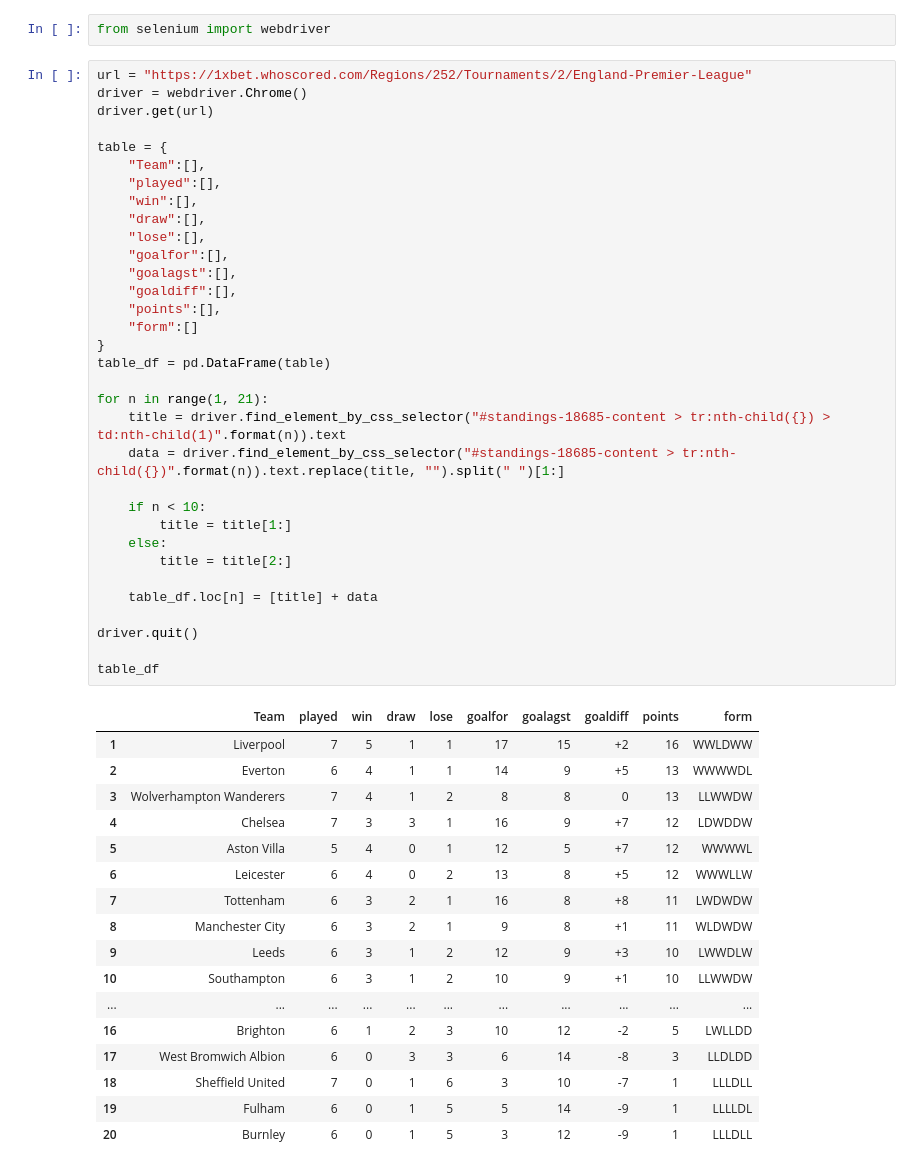
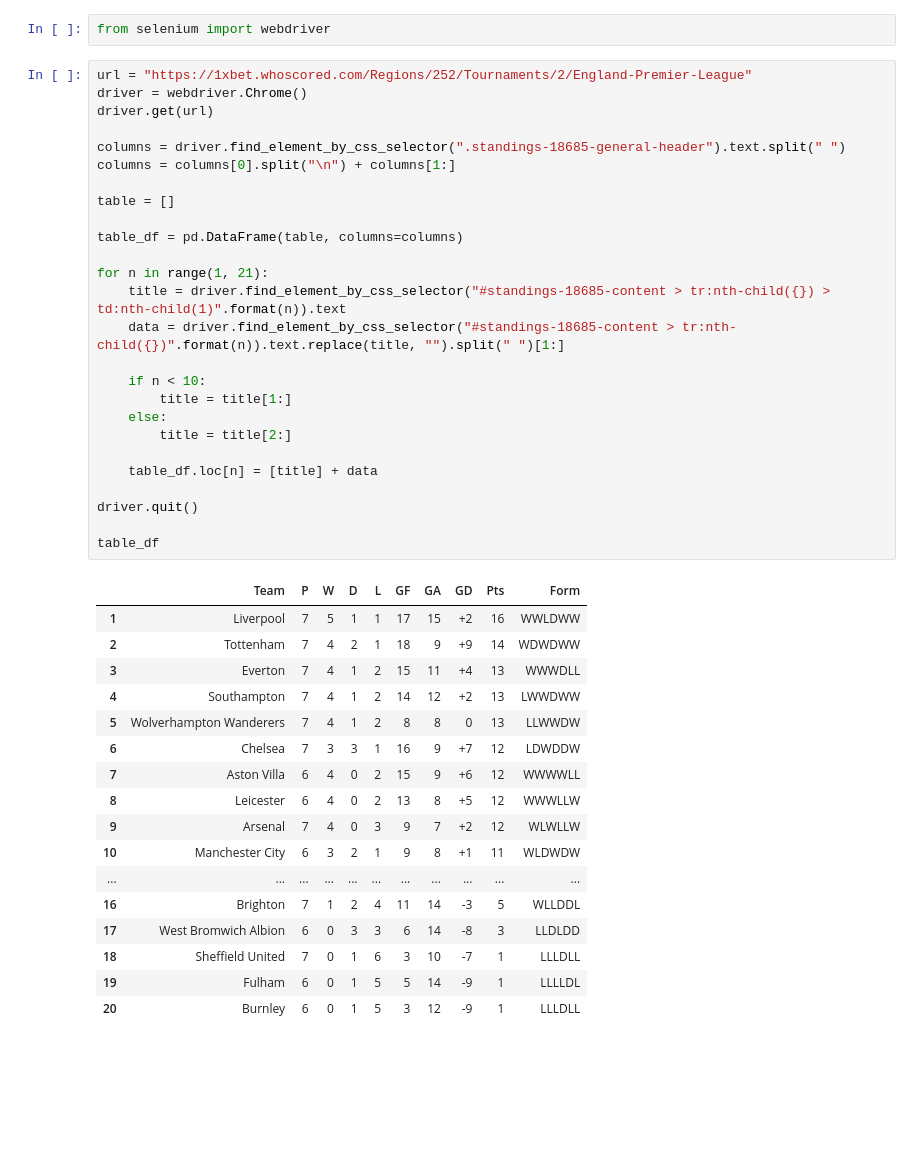
Before and after one commit to timeno10/how_to_use, a Jupyter notebook: 02_crawling_table_data.ipynb, the cells around one changed output. Cells and saved outputs as stored; diff of their text form; blank space fills up the shorter version.

```diff
--- a/02_crawling_table_data.ipynb
+++ b/02_crawling_table_data.ipynb
@@ -5,50 +5,43 @@ from selenium import webdriver
 # %%
 url = "https://1xbet.whoscored.com/Regions/252/Tournaments/2/England-Premier-League"
 driver = webdriver.Chrome()
 driver.get(url)
 
-table = {
-    "Team":[],
-    "played":[],
-    "win":[],
-    "draw":[],
-    "lose":[],
-    "goalfor":[],
-    "goalagst":[],
-    "goaldiff":[],
-    "points":[],
-    "form":[]
-}
-table_df = pd.DataFrame(table)
+columns = driver.find_element_by_css_selector(".standings-18685-general-header").text.split(" ")
+columns = columns[0].split("\n") + columns[1:]
+
+table = []
+
+table_df = pd.DataFrame(table, columns=columns)
 
 for n in range(1, 21):
     title = driver.find_element_by_css_selector("#standings-18685-content > tr:nth-child({}) > td:nth-child(1)".format(n)).text
     data = driver.find_element_by_css_selector("#standings-18685-content > tr:nth-child({})".format(n)).text.replace(title, "").split(" ")[1:]
 
     if n < 10:
         title = title[1:]
     else:
         title = title[2:]
 
     table_df.loc[n] = [title] + data
 
 driver.quit()
 
 table_df
 # %% [output]
-|  | Team | played | win | draw | lose | goalfor | goalagst | goaldiff | points | form |
+|  | Team | P | W | D | L | GF | GA | GD | Pts | Form |
 | 1 | Liverpool | 7 | 5 | 1 | 1 | 17 | 15 | +2 | 16 | WWLDWW |
-| 2 | Everton | 6 | 4 | 1 | 1 | 14 | 9 | +5 | 13 | WWWWDL |
-| 3 | Wolverhampton Wanderers | 7 | 4 | 1 | 2 | 8 | 8 | 0 | 13 | LLWWDW |
-| 4 | Chelsea | 7 | 3 | 3 | 1 | 16 | 9 | +7 | 12 | LDWDDW |
-| 5 | Aston Villa | 5 | 4 | 0 | 1 | 12 | 5 | +7 | 12 | WWWWL |
-| 6 | Leicester | 6 | 4 | 0 | 2 | 13 | 8 | +5 | 12 | WWWLLW |
-| 7 | Tottenham | 6 | 3 | 2 | 1 | 16 | 8 | +8 | 11 | LWDWDW |
-| 8 | Manchester City | 6 | 3 | 2 | 1 | 9 | 8 | +1 | 11 | WLDWDW |
-| 9 | Leeds | 6 | 3 | 1 | 2 | 12 | 9 | +3 | 10 | LWWDLW |
-| 10 | Southampton | 6 | 3 | 1 | 2 | 10 | 9 | +1 | 10 | LLWWDW |
+| 2 | Tottenham | 7 | 4 | 2 | 1 | 18 | 9 | +9 | 14 | WDWDWW |
+| 3 | Everton | 7 | 4 | 1 | 2 | 15 | 11 | +4 | 13 | WWWDLL |
+| 4 | Southampton | 7 | 4 | 1 | 2 | 14 | 12 | +2 | 13 | LWWDWW |
+| 5 | Wolverhampton Wanderers | 7 | 4 | 1 | 2 | 8 | 8 | 0 | 13 | LLWWDW |
+| 6 | Chelsea | 7 | 3 | 3 | 1 | 16 | 9 | +7 | 12 | LDWDDW |
+| 7 | Aston Villa | 6 | 4 | 0 | 2 | 15 | 9 | +6 | 12 | WWWWLL |
+| 8 | Leicester | 6 | 4 | 0 | 2 | 13 | 8 | +5 | 12 | WWWLLW |
+| 9 | Arsenal | 7 | 4 | 0 | 3 | 9 | 7 | +2 | 12 | WLWLLW |
+| 10 | Manchester City | 6 | 3 | 2 | 1 | 9 | 8 | +1 | 11 | WLDWDW |
 | ... | ... | ... | ... | ... | ... | ... | ... | ... | ... | ... |
-| 16 | Brighton | 6 | 1 | 2 | 3 | 10 | 12 | -2 | 5 | LWLLDD |
+| 16 | Brighton | 7 | 1 | 2 | 4 | 11 | 14 | -3 | 5 | WLLDDL |
 | 17 | West Bromwich Albion | 6 | 0 | 3 | 3 | 6 | 14 | -8 | 3 | LLDLDD |
 | 18 | Sheffield United | 7 | 0 | 1 | 6 | 3 | 10 | -7 | 1 | LLLDLL |
 | 19 | Fulham | 6 | 0 | 1 | 5 | 5 | 14 | -9 | 1 | LLLLDL |
```
Also changed, not shown: parts of 5 cells of this notebook.
